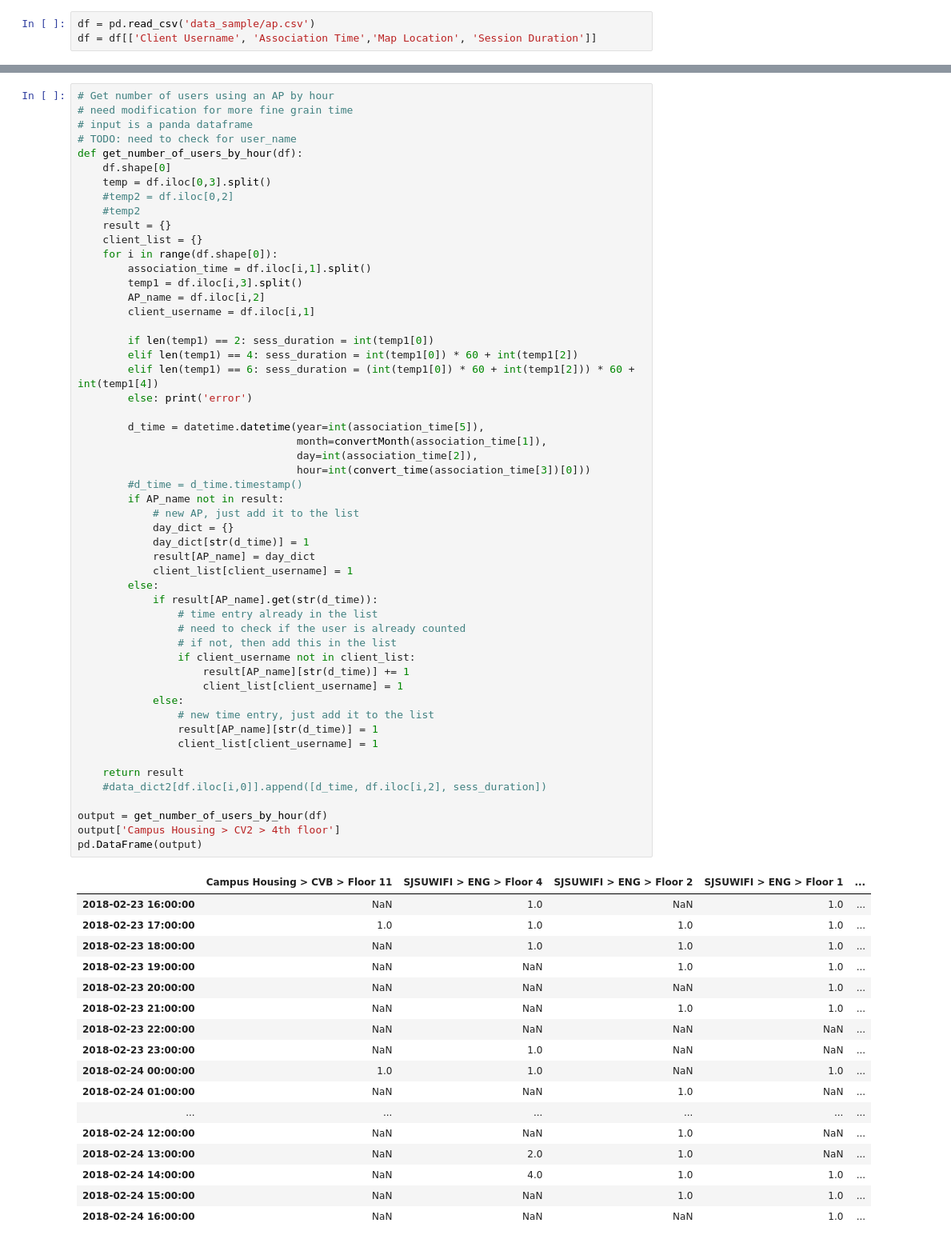
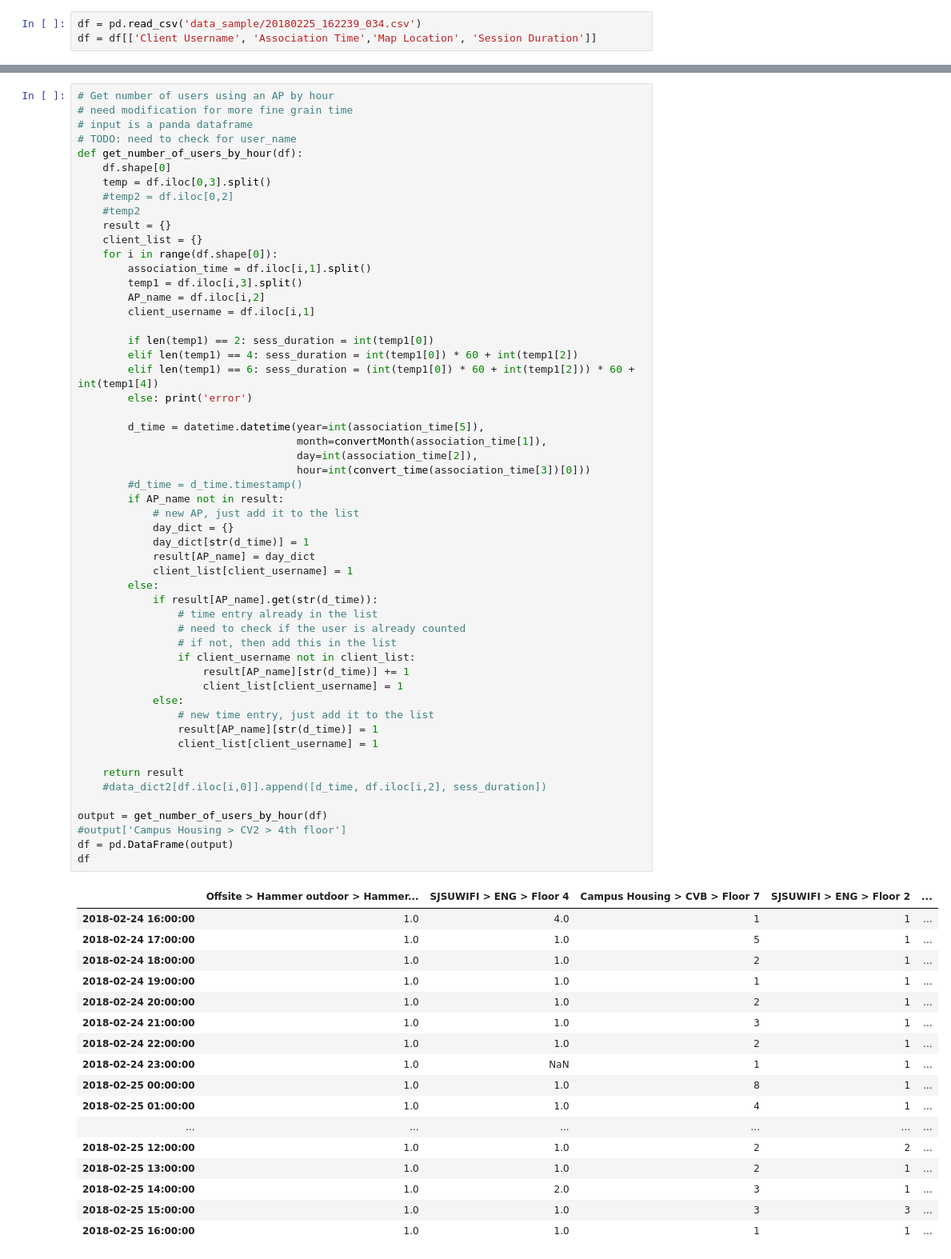
Before and after one commit to tninh/Online-Mobility-Pattern-Prediction, a Jupyter notebook: univariate_time_series.ipynb, the cells around one changed output, grey strips where cells are left out. Shown at 80% size. Drawn from its saved outputs; the diff is of its cells as text.

```diff
--- a/univariate_time_series.ipynb
+++ b/univariate_time_series.ipynb
@@ -9,7 +9,7 @@ from pykovy.src.pykovy import chain
 import sqlite3
 from sqlalchemy import create_engine
 # %%
-df = pd.read_csv('data_sample/ap.csv')
+df = pd.read_csv('data_sample/20180225_162239_034.csv')
 df = df[['Client Username', 'Association Time','Map Location', 'Session Duration']]
 # %%
 def convertMonth(month):
@@ -130,49 +130,50 @@ def get_number_of_users_by_hour(df):
 
         d_time = datetime.datetime(year=int(association_time[5]),
                                    month=convertMonth(association_time[1]),
                                    day=int(association_time[2]),
                                    hour=int(convert_time(association_time[3])[0]))
         #d_time = d_time.timestamp()
         if AP_name not in result:
             # new AP, just add it to the list
             day_dict = {}
             day_dict[str(d_time)] = 1
             result[AP_name] = day_dict
             client_list[client_username] = 1
         else:
             if result[AP_name].get(str(d_time)):
                 # time entry already in the list
                 # need to check if the user is already counted
                 # if not, then add this in the list
                 if client_username not in client_list:
                     result[AP_name][str(d_time)] += 1
                     client_list[client_username] = 1
             else:
                 # new time entry, just add it to the list
                 result[AP_name][str(d_time)] = 1
                 client_list[client_username] = 1
 
     return result
     #data_dict2[df.iloc[i,0]].append([d_time, df.iloc[i,2], sess_duration])
 
 output = get_number_of_users_by_hour(df)
-output['Campus Housing > CV2 > 4th floor']
-pd.DataFrame(output)
+#output['Campus Housing > CV2 > 4th floor']
+df = pd.DataFrame(output)
+df
 # %% [output]
-|  | Campus Housing > CVB > Floor 11 | SJSUWIFI > ENG > Floor 4 | SJSUWIFI > ENG > Floor 2 | SJSUWIFI > ENG > Floor 1 | ... |
-| 2018-02-23 16:00:00 | NaN | 1.0 | NaN | 1.0 | ... |
-| 2018-02-23 17:00:00 | 1.0 | 1.0 | 1.0 | 1.0 | ... |
-| 2018-02-23 18:00:00 | NaN | 1.0 | 1.0 | 1.0 | ... |
-| 2018-02-23 19:00:00 | NaN | NaN | 1.0 | 1.0 | ... |
-| 2018-02-23 20:00:00 | NaN | NaN | NaN | 1.0 | ... |
-| 2018-02-23 21:00:00 | NaN | NaN | 1.0 | 1.0 | ... |
-| 2018-02-23 22:00:00 | NaN | NaN | NaN | NaN | ... |
-| 2018-02-23 23:00:00 | NaN | 1.0 | NaN | NaN | ... |
-| 2018-02-24 00:00:00 | 1.0 | 1.0 | NaN | 1.0 | ... |
-| 2018-02-24 01:00:00 | NaN | NaN | 1.0 | NaN | ... |
+|  | Offsite > Hammer outdoor > Hammer... | SJSUWIFI > ENG > Floor 4 | Campus Housing > CVB > Floor 7 | SJSUWIFI > ENG > Floor 2 | ... |
+| 2018-02-24 16:00:00 | 1.0 | 4.0 | 1 | 1 | ... |
+| 2018-02-24 17:00:00 | 1.0 | 1.0 | 5 | 1 | ... |
+| 2018-02-24 18:00:00 | 1.0 | 1.0 | 2 | 1 | ... |
+| 2018-02-24 19:00:00 | 1.0 | 1.0 | 1 | 1 | ... |
+| 2018-02-24 20:00:00 | 1.0 | 1.0 | 2 | 1 | ... |
+| 2018-02-24 21:00:00 | 1.0 | 1.0 | 3 | 1 | ... |
+| 2018-02-24 22:00:00 | 1.0 | 1.0 | 2 | 1 | ... |
+| 2018-02-24 23:00:00 | 1.0 | NaN | 1 | 1 | ... |
+| 2018-02-25 00:00:00 | 1.0 | 1.0 | 8 | 1 | ... |
+| 2018-02-25 01:00:00 | 1.0 | 1.0 | 4 | 1 | ... |
 | ... | ... | ... | ... | ... | ... |
-| 2018-02-24 12:00:00 | NaN | NaN | 1.0 | NaN | ... |
-| 2018-02-24 13:00:00 | NaN | 2.0 | 1.0 | NaN | ... |
-| 2018-02-24 14:00:00 | NaN | 4.0 | 1.0 | 1.0 | ... |
-| 2018-02-24 15:00:00 | NaN | NaN | 1.0 | 1.0 | ... |
-| 2018-02-24 16:00:00 | NaN | NaN | NaN | 1.0 | ... |
+| 2018-02-25 12:00:00 | 1.0 | 1.0 | 2 | 2 | ... |
+| 2018-02-25 13:00:00 | 1.0 | 1.0 | 2 | 1 | ... |
+| 2018-02-25 14:00:00 | 1.0 | 2.0 | 3 | 1 | ... |
+| 2018-02-25 15:00:00 | 1.0 | 1.0 | 3 | 3 | ... |
+| 2018-02-25 16:00:00 | 1.0 | 1.0 | 1 | 1 | ... |
```
Also changed, not shown: parts of 8 cells of this notebook, 2 other files.
